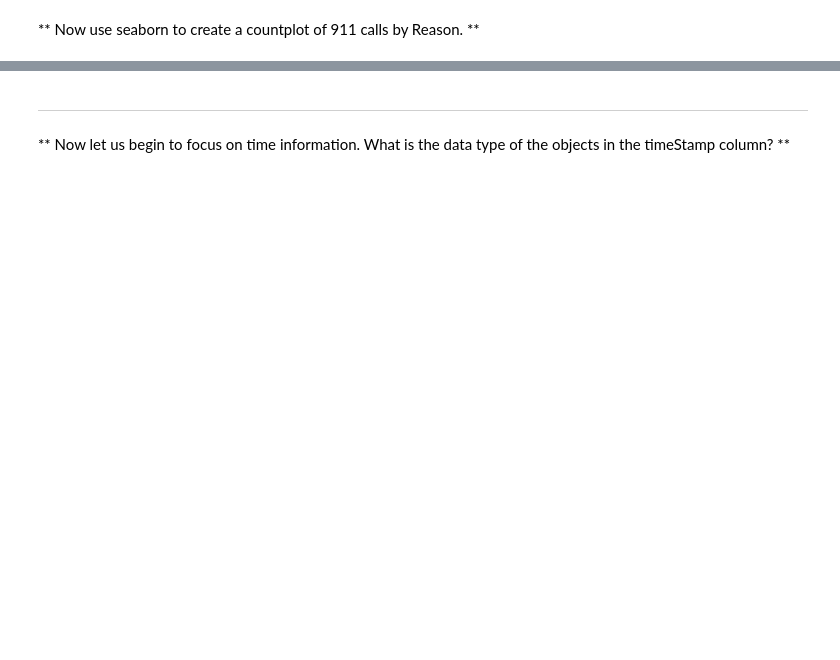
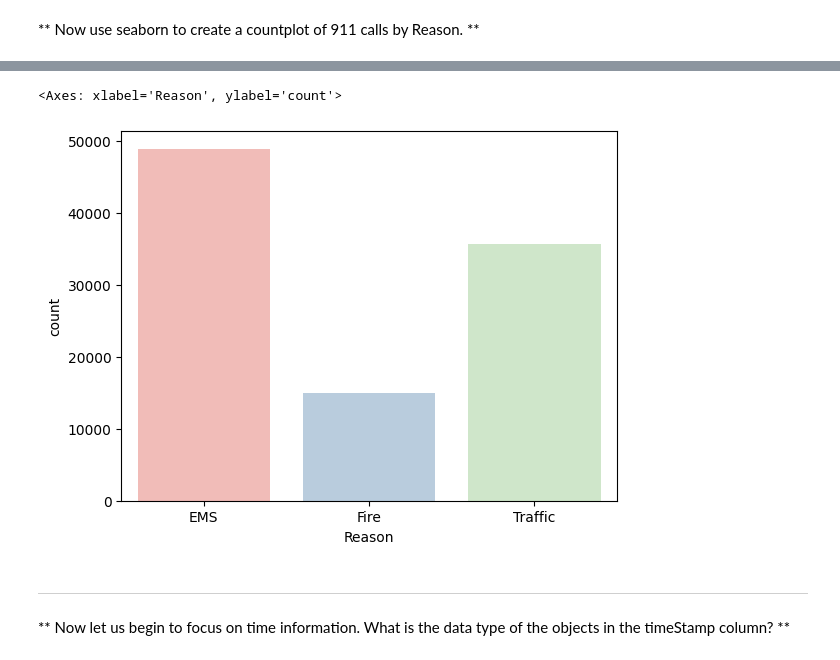
Before and after one commit to parg0nx/Projects, a Jupyter notebook: 911 Calls Data Capstone Project.ipynb, the cells around one changed output, grey strips where cells are left out. Drawn from its saved outputs; the diff is of its cells as text; code cells hidden in the pictures; blank space fills up the shorter version.

```diff
--- a/911 Calls Data Capstone Project.ipynb
+++ b/911 Calls Data Capstone Project.ipynb
@@ -95,5 +104,7 @@ Name: twp, dtype: int64
 ** In the titles column there are "Reasons/Departments" specified before the title code. These are EMS, Fire, and Traffic. Use .apply() with a custom lambda expression to create a new column called "Reason" that contains this string value.**
 
 **For example, if the title column value is EMS: BACK PAINS/INJURY , the Reason column value would be EMS. **
+# %%
+df["Reason"]= df["title"].apply(lambda title: title.split(':')[0])
 # %% [markdown]
 ** What is the most common Reason for a 911 call based off of this new column? **
@@ -112,3 +121,8 @@ Name: Reason, dtype: int64
+# %%
+sns.countplot(x="Reason", data=df ,hue="Reason", palette="Pastel1")
+# %% [output]
+<Axes: xlabel='Reason', ylabel='count'>
+[figure, added]
 # %% [markdown]
 ___
 ** Now let us begin to focus on time information. What is the data type of the objects in the timeStamp column? **
```
Also changed, not shown: parts of 48 cells of this notebook.
